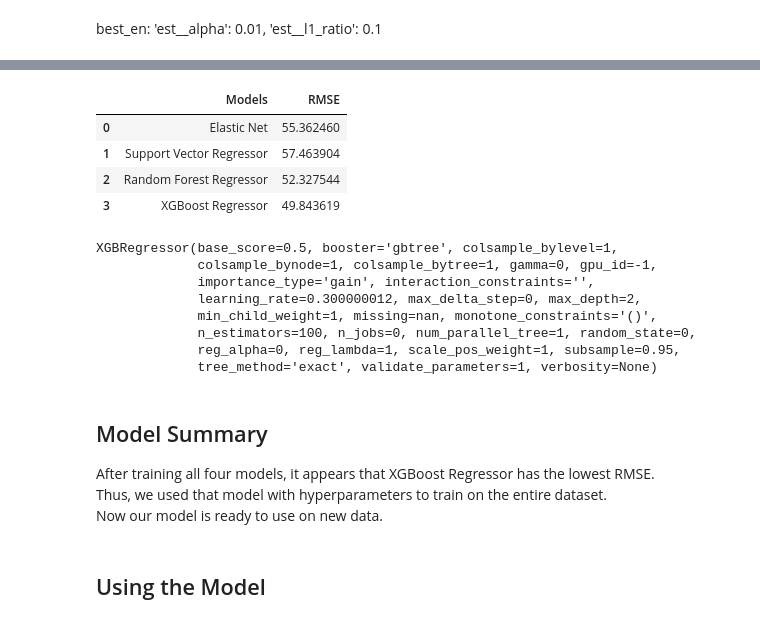
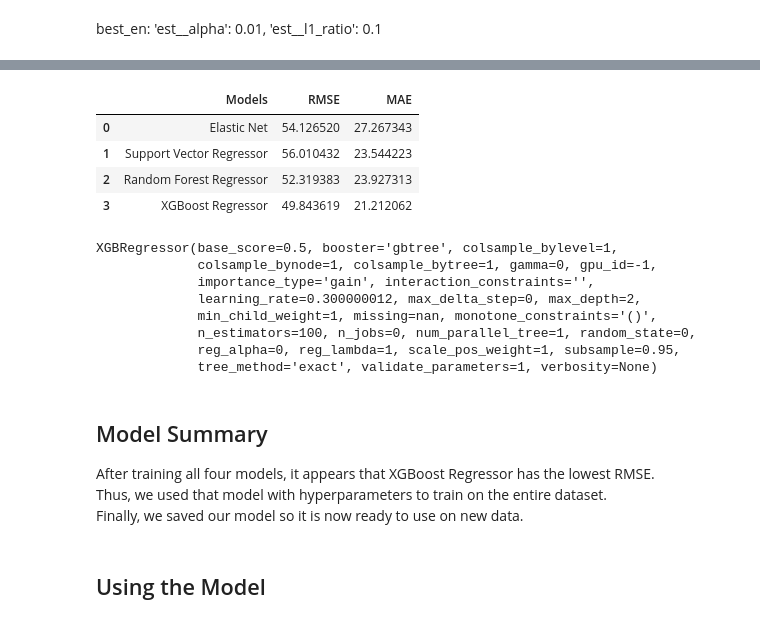
Before and after one commit to jnish23/Starbucks-Capstone, a Jupyter notebook: Starbucks_Capstone_notebook.ipynb, the cells around one changed output, grey strips where cells are left out. Drawn from its saved outputs; the diff is of its cells as text; code cells hidden in the pictures.

Commit message:
Feat: Calculated mean_amount_spent to use as a reference for MAE

```diff
--- a/Starbucks_Capstone_notebook.ipynb
+++ b/Starbucks_Capstone_notebook.ipynb
@@ -901,10 +892,10 @@ pipeline = Pipeline([
     ('est', SVR())
 ])
 
-params = {'est__kernel':['poly'],
-          'est__degree':[5],
-          'est__C':[10,30,100],
-          'est__gamma':[1,3,10]}
+params = {'est__kernel':['rbf', 'poly'],
+          'est__degree':[4, 5],
+          'est__C':[10, 30, 100],
+          'est__gamma':[1, 3, 10]}
 
 svr_gs = GridSearchCV(estimator=pipeline, param_grid = params, scoring='neg_root_mean_squared_error', cv=3, verbose=2)
 
@@ -915,6 +906,8 @@ print("Best_estimator:", svr_gs.best_estimator_)
 y_preds = svr_gs.predict(X_test_imp)
 
 svr_rmse = mean_squared_error(y_test_imp, y_preds, squared=False)
+svr_mae = mean_absolute_error(y_test_imp, y_preds)
 
 print("SVR_MSE", svr_rmse)
+print("SVR_MAE", svr_mae)
 # %% [output]
@@ -955,7 +935,7 @@ pipeline = Pipeline([
     ('est', RandomForestRegressor())
 ])
 
-params = {'est__max_depth':[None, 2, 4, 6, 8],
+params = {'est__max_depth':[None, 4, 6],
          'est__min_samples_split': np.linspace(0.1, 1, 5),
          'est__min_samples_leaf':np.linspace(0.1, 1, 5)}
 
@@ -970,5 +950,8 @@ best_rf = rf_gs.best_estimator_
 y_preds = best_rf.predict(X_test_imp)
 
 rf_rmse = mean_squared_error(y_test_imp, y_preds, squared=False)
+rf_mae = mean_absolute_error(y_test_imp, y_preds)
+
 print("Random Forest RMSE", rf_rmse)
+print("Random Forest MAE", rf_mae)
 # %% [output]
@@ -1002,7 +987,11 @@ en_gs.fit(X_train_imp, y_train_imp)
 y_preds = en_gs.predict(X_test_imp)
 
 en_rmse = mean_squared_error(y_test_imp, y_preds, squared=False)
+en_mae = mean_absolute_error(y_test_imp, y_preds)
+
+
 print("Elastic Net Regression RMSE", en_rmse)
+print("Elastic Net MAE", en_mae)
 
 print(en_gs.best_params_)
 # %% [output]
@@ -1017,7 +1003,7 @@ en_cv.best_params_
 # %%
 params = {'max_depth': [2, 3, 4, 5, 6],
-         'subsample':[0.95],
-         'colsample_bytree':[1],
+         'subsample':[0.85, 0.9, 0.95],
+         'colsample_bytree':[0.9, 0.95, 1],
          'gamma': [0]}
 
 xgbr_cv = GridSearchCV(xgb.XGBRegressor(),
@@ -1032,7 +1018,10 @@ best_xgbr = xgbr_cv.best_estimator_
 y_preds = best_xgbr.predict(X_test_imp)
 
 xgb_rmse = mean_squared_error(y_test_imp, y_preds, squared=False)
+xgb_mae = mean_absolute_error(y_test_imp, y_preds)
+
 print("XGB RMSE", xgb_rmse)
+print("XGB MAE", xgb_mae)
 print(best_xgbr)
 # %% [output]
 Fitting 5 folds for each of 5 candidates, totalling 25 fits
@@ -1050,15 +1040,16 @@ XGBRegressor(base_score=0.5, booster='gbtree', colsample_bylevel=1,
 # %%
 models = ['Elastic Net', 'Support Vector Regressor', 'Random Forest Regressor', 'XGBoost Regressor']
 RMSEs = [en_rmse, svr_rmse, rf_rmse, xgb_rmse]
-results = pd.DataFrame({'Models':models, 'RMSE':RMSEs})
+MAEs = [en_mae, svr_mae, rf_mae, xgb_mae]
+results = pd.DataFrame({'Models':models, 'RMSE':RMSEs, 'MAE':MAEs})
 
 results
 # %% [output]
-|  | Models | RMSE |
-| 0 | Elastic Net | 55.362460 |
-| 1 | Support Vector Regressor | 57.463904 |
-| 2 | Random Forest Regressor | 52.327544 |
-| 3 | XGBoost Regressor | 49.843619 |
+|  | Models | RMSE | MAE |
+| 0 | Elastic Net | 54.126520 | 27.267343 |
+| 1 | Support Vector Regressor | 56.010432 | 23.544223 |
+| 2 | Random Forest Regressor | 52.319383 | 23.927313 |
+| 3 | XGBoost Regressor | 49.843619 | 21.212062 |
 # %%
 final_xgbr = xgb.XGBRegressor(max_depth = 2,
                     subsample=0.95,
@@ -1080,6 +1075,6 @@ XGBRegressor(base_score=0.5, booster='gbtree', colsample_bylevel=1,
 
 After training all four models, it appears that XGBoost Regressor has the lowest RMSE.
 <br>Thus, we used that model with hyperparameters to train on the entire dataset.
-<br>Now our model is ready to use on new data.
+<br>Finally, we saved our model so it is now ready to use on new data.
 # %% [markdown]
 ## Using the Model
```
Also changed, not shown: parts of 13 cells of this notebook, 1 other file.
